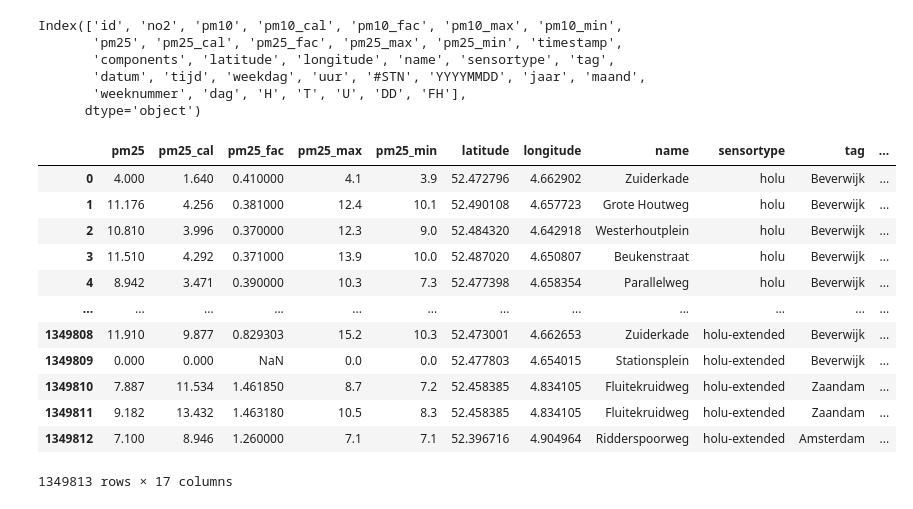
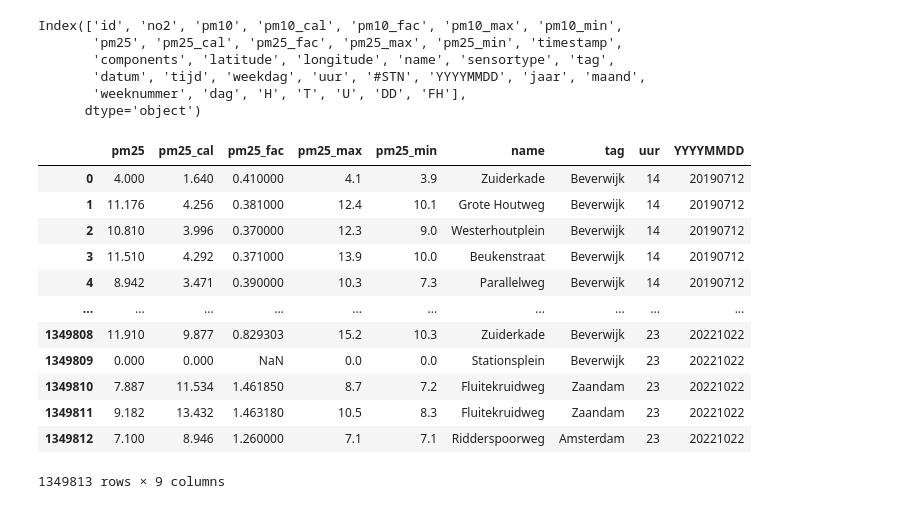
Before and after one commit to AGLamb/Thesis-Code, a Jupyter notebook: EDA.ipynb, the cells around one changed output. Cells and saved outputs as stored; diff of their text form; code cells hidden in the pictures.

```diff
--- a/EDA.ipynb
+++ b/EDA.ipynb
@@ -4,7 +6,7 @@ from tqdm import tqdm
 import pandas as pd
 import numpy as np
 # %%
-data = pd.read_csv("~/Vault/Thesis/Data/pm25_weer.csv")
+data = pd.read_csv(r"C:\Users\VY72PC\Downloads\pm25_weer.csv")
 data
 # %% [output]
 |  | id | no2 | pm10 | pm10_cal | pm10_fac | pm10_max | pm10_min | pm25 | pm25_cal | pm25_fac | ... |
@@ -31,22 +33,22 @@ Index(['id', 'no2', 'pm10', 'pm10_cal', 'pm10_fac', 'pm10_max', 'pm10_min',
       dtype='object')
 # %%
 data.drop(data.iloc[:, 0:7], axis=1, inplace=True)
-data.drop(["jaar", "maand", "weeknummer", "#STN", "timestamp", "components", "dag", "tijd", "datum", "H"], axis=1, inplace=True)
+data.drop(["jaar", "maand", "weeknummer", "#STN", "timestamp", "components","longitude", "latitude", "dag", "tijd", "datum", "H", "T", "U", "DD", "weekdag", "FH", "sensortype"], axis=1, inplace=True)
 data
 # %% [output]
-|  | pm25 | pm25_cal | pm25_fac | pm25_max | pm25_min | latitude | longitude | name | sensortype | tag | ... |
-| 0 | 4.000 | 1.640 | 0.410000 | 4.1 | 3.9 | 52.472796 | 4.662902 | Zuiderkade | holu | Beverwijk | ... |
-| 1 | 11.176 | 4.256 | 0.381000 | 12.4 | 10.1 | 52.490108 | 4.657723 | Grote Houtweg | holu | Beverwijk | ... |
-| 2 | 10.810 | 3.996 | 0.370000 | 12.3 | 9.0 | 52.484320 | 4.642918 | Westerhoutplein | holu | Beverwijk | ... |
-| 3 | 11.510 | 4.292 | 0.371000 | 13.9 | 10.0 | 52.487020 | 4.650807 | Beukenstraat | holu | Beverwijk | ... |
-| 4 | 8.942 | 3.471 | 0.390000 | 10.3 | 7.3 | 52.477398 | 4.658354 | Parallelweg | holu | Beverwijk | ... |
-| ... | ... | ... | ... | ... | ... | ... | ... | ... | ... | ... | ... |
-| 1349808 | 11.910 | 9.877 | 0.829303 | 15.2 | 10.3 | 52.473001 | 4.662653 | Zuiderkade | holu-extended | Beverwijk | ... |
-| 1349809 | 0.000 | 0.000 | NaN | 0.0 | 0.0 | 52.477803 | 4.654015 | Stationsplein | holu-extended | Beverwijk | ... |
-| 1349810 | 7.887 | 11.534 | 1.461850 | 8.7 | 7.2 | 52.458385 | 4.834105 | Fluitekruidweg | holu-extended | Zaandam | ... |
-| 1349811 | 9.182 | 13.432 | 1.463180 | 10.5 | 8.3 | 52.458385 | 4.834105 | Fluitekruidweg | holu-extended | Zaandam | ... |
-| 1349812 | 7.100 | 8.946 | 1.260000 | 7.1 | 7.1 | 52.396716 | 4.904964 | Ridderspoorweg | holu-extended | Amsterdam | ... |
+|  | pm25 | pm25_cal | pm25_fac | pm25_max | pm25_min | name | tag | uur | YYYYMMDD |
+| 0 | 4.000 | 1.640 | 0.410000 | 4.1 | 3.9 | Zuiderkade | Beverwijk | 14 | 20190712 |
+| 1 | 11.176 | 4.256 | 0.381000 | 12.4 | 10.1 | Grote Houtweg | Beverwijk | 14 | 20190712 |
+| 2 | 10.810 | 3.996 | 0.370000 | 12.3 | 9.0 | Westerhoutplein | Beverwijk | 14 | 20190712 |
+| 3 | 11.510 | 4.292 | 0.371000 | 13.9 | 10.0 | Beukenstraat | Beverwijk | 14 | 20190712 |
+| 4 | 8.942 | 3.471 | 0.390000 | 10.3 | 7.3 | Parallelweg | Beverwijk | 14 | 20190712 |
+| ... | ... | ... | ... | ... | ... | ... | ... | ... | ... |
+| 1349808 | 11.910 | 9.877 | 0.829303 | 15.2 | 10.3 | Zuiderkade | Beverwijk | 23 | 20221022 |
+| 1349809 | 0.000 | 0.000 | NaN | 0.0 | 0.0 | Stationsplein | Beverwijk | 23 | 20221022 |
+| 1349810 | 7.887 | 11.534 | 1.461850 | 8.7 | 7.2 | Fluitekruidweg | Zaandam | 23 | 20221022 |
+| 1349811 | 9.182 | 13.432 | 1.463180 | 10.5 | 8.3 | Fluitekruidweg | Zaandam | 23 | 20221022 |
+| 1349812 | 7.100 | 8.946 | 1.260000 | 7.1 | 7.1 | Ridderspoorweg | Amsterdam | 23 | 20221022 |
-1349813 rows × 17 columns
+1349813 rows × 9 columns
 # %%
 data = data[data.pm25 != 0]
 data = data.dropna()
```
Also changed, not shown: parts of 19 cells of this notebook.
